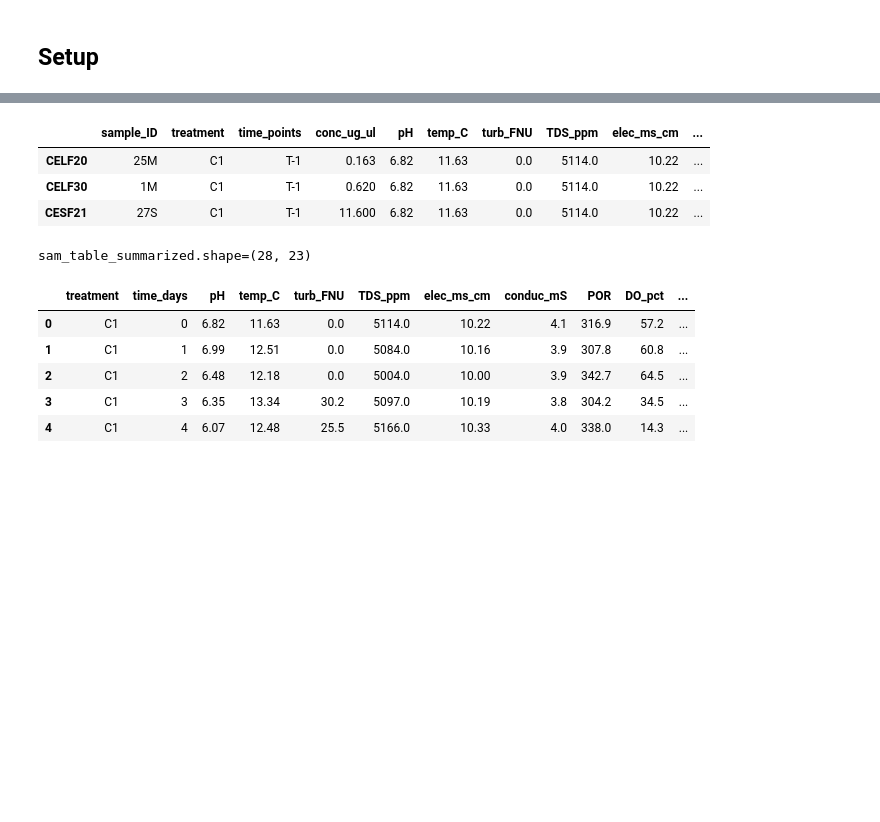
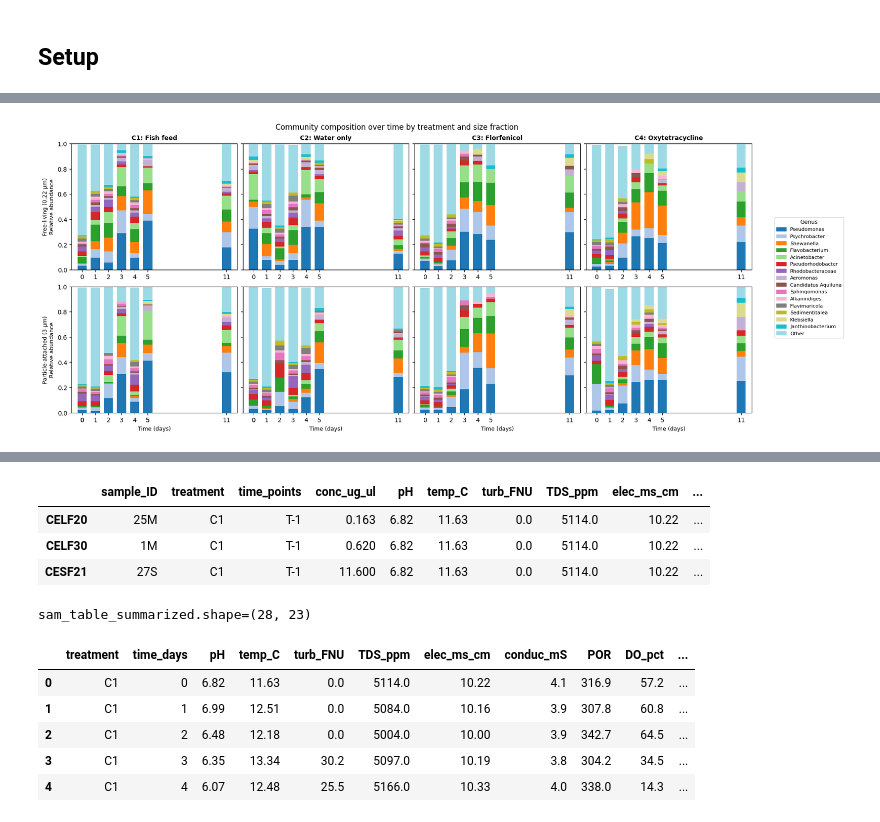
Before and after one commit to omicsEye/waveome, a Jupyter notebook: examples/Marine_microbiome/16S_environment_microbiome_antibiotic_treatments.ipynb, the cells around one changed output, grey strips where cells are left out. Cells and saved outputs as stored; diff of their text form; code cells hidden in the pictures; blank space fills up the shorter version.

```diff
--- a/examples/Marine_microbiome/16S_environment_microbiome_antibiotic_treatments.ipynb
+++ b/examples/Marine_microbiome/16S_environment_microbiome_antibiotic_treatments.ipynb
@@ -45,0 +55,83 @@ sam_table = pd.read_csv(f"{path_to_file}/sam_table.txt",
+# %%
+# Build label: prefer Genus, fall back to Family, then Order
+tax["label"] = tax["Genus"].fillna(tax["Family"]).fillna(tax["Order"])
+
+# Compute relative abundance per sample
+rel = otu_table.div(otu_table.sum(axis=1), axis=0)
+
+# Group ASVs by genus label and sum relative abundances
+rel_labeled = rel.T.copy()
+rel_labeled["label"] = tax["label"]
+rel_by_genus = rel_labeled.groupby("label").sum().T  # samples x genera
+
+# Keep top 15 genera by mean relative abundance; collapse rest into "Other"
+top_genera = rel_by_genus.mean().nlargest(15).index.tolist()
+rel_plot = rel_by_genus[top_genera].copy()
+rel_plot["Other"] = rel_by_genus.drop(columns=top_genera).sum(axis=1)
+
+# Attach sample metadata
+rel_plot = rel_plot.join(sam_table[["treatment", "time_days", "size_um"]])
+
+# Consistent color palette for genera + Other
+all_labels = top_genera + ["Other"]
+cmap = plt.colormaps.get_cmap("tab20").resampled(len(all_labels))
+colors = {label: cmap(i) for i, label in enumerate(all_labels)}
+
+treatment_labels = {
+    "C1": "C1: Fish feed",
+    "C2": "C2: Water only",
+    "C3": "C3: Florfenicol",
+    "C4": "C4: Oxytetracycline",
+}
+size_labels = {"0_22": "Free-living (0.22 µm)", "3_00": "Particle-attached (3 µm)"}
+treatments = ["C1", "C2", "C3", "C4"]
+sizes = ["0_22", "3_00"]
+
+fig, axes = plt.subplots(
+    nrows=2, ncols=4,
+    figsize=(16, 7),
+    sharey=True,
+    constrained_layout=True
+)
+
+for row, size in enumerate(sizes):
+    for col, treat in enumerate(treatments):
+        ax = axes[row, col]
+        subset = (
+            rel_plot
+            .query("size_um == @size and treatment == @treat")
+            .sort_values("time_days")
+        )
+        time_pts = subset["time_days"].values
+        bottom = np.zeros(len(time_pts))
+        for label in all_labels:
+            vals = subset[label].values
+            ax.bar(time_pts, vals, bottom=bottom, color=colors[label],
+                   label=label, width=0.7)
+            bottom += vals
+
+        ax.set_xticks(time_pts)
+        ax.set_xlim(-0.8, time_pts.max() + 0.8)
+        ax.set_ylim(0, 1)
+        if row == 0:
+            ax.set_title(treatment_labels[treat], fontsize=10, fontweight="bold")
+        if col == 0:
+            ax.set_ylabel(f"{size_labels[size]}\nRelative abundance", fontsize=9)
+        if row == 1:
+            ax.set_xlabel("Time (days)", fontsize=9)
+
+# Single shared legend outside the grid
+handles = [plt.Rectangle((0, 0), 1, 1, color=colors[l]) for l in all_labels]
+fig.legend(
+    handles, all_labels,
+    loc="center right",
+    bbox_to_anchor=(1.13, 0.5),
+    fontsize=8,
+    title="Genus",
+    title_fontsize=9,
+    frameon=True
+)
+fig.suptitle("Community composition over time by treatment and size fraction", fontsize=12)
+plt.show()
+# %% [output]
+[figure, added]
```
Also changed, not shown: parts of 41 cells of this notebook.
